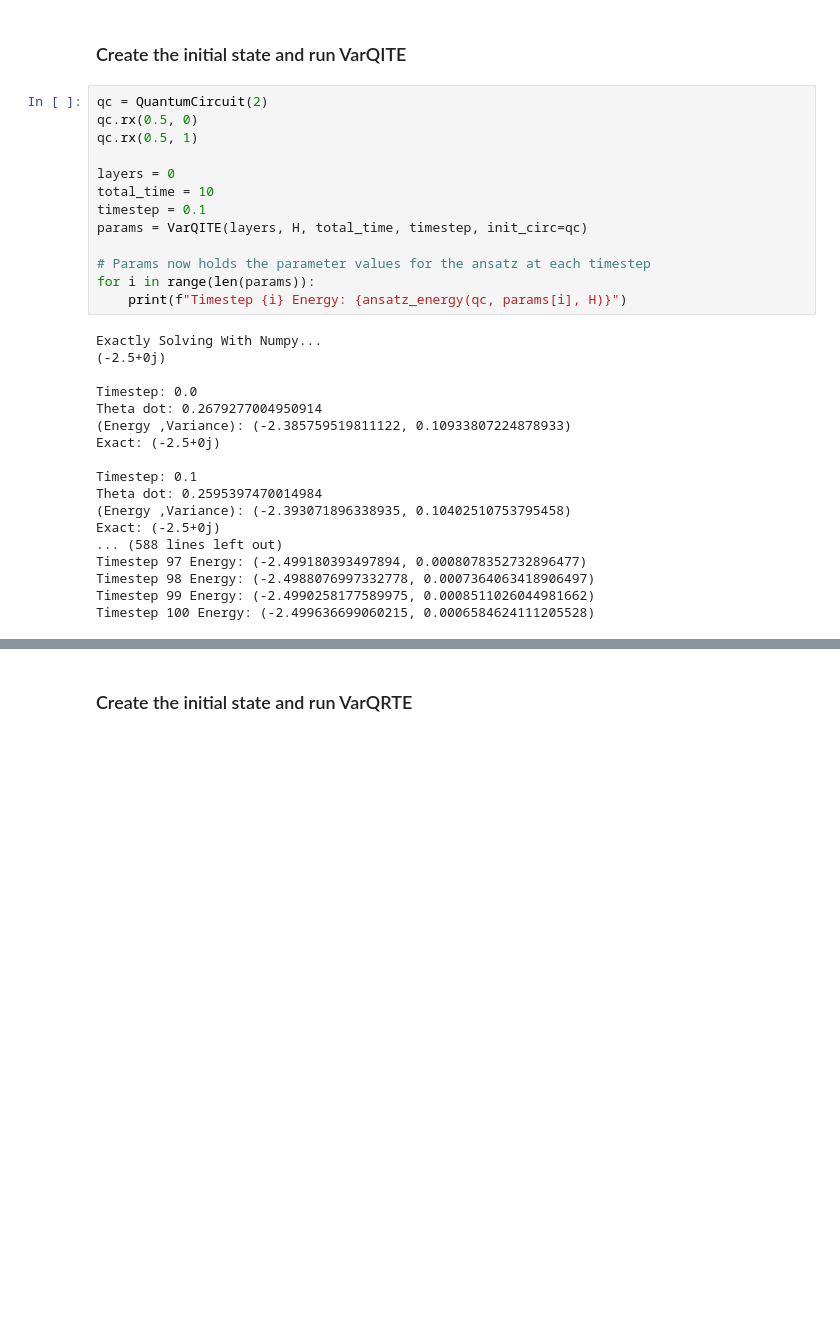
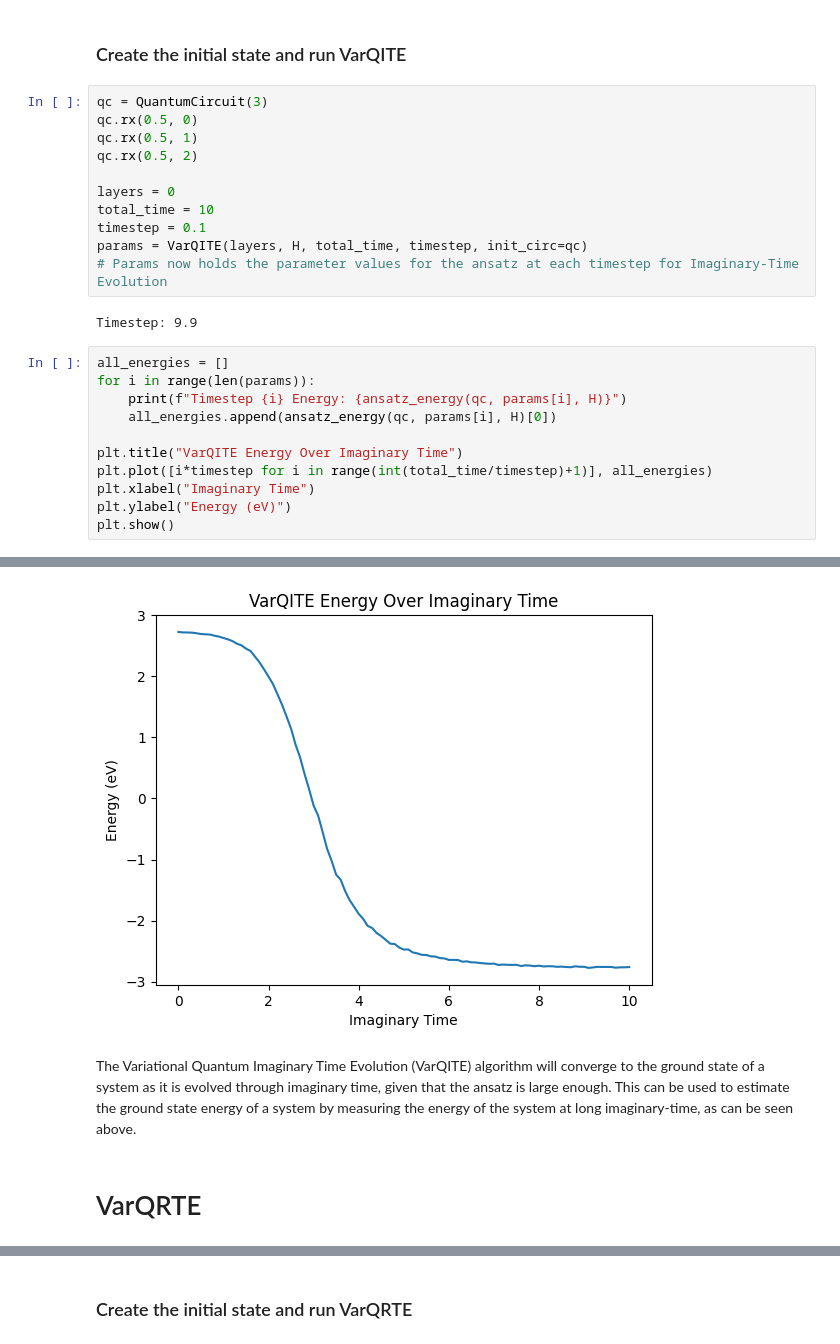
Before and after one commit to batistagroup/qflux, a Jupyter notebook: demos/VarQTE_Example.ipynb, the cells around one changed output, grey strips where cells are left out. Cells and saved outputs as stored; diff of their text form; blank space fills up the shorter version.

```diff
--- a/demos/VarQTE_Example.ipynb
+++ b/demos/VarQTE_Example.ipynb
@@ -40,33 +80,27 @@ H = SparsePauliOp.from_list([("IIZ", 1.0), ("IZI", 1.0), ("ZII", 0.65), ("IXX",
 # %% [markdown]
 ### Create the initial state and run VarQITE
 # %%
-qc = QuantumCircuit(2)
+qc = QuantumCircuit(3)
 qc.rx(0.5, 0)
 qc.rx(0.5, 1)
+qc.rx(0.5, 2)
 
 layers = 0
 total_time = 10
 timestep = 0.1
 params = VarQITE(layers, H, total_time, timestep, init_circ=qc)
-
-# Params now holds the parameter values for the ansatz at each timestep
-for i in range(len(params)):
-    print(f"Timestep {i} Energy: {ansatz_energy(qc, params[i], H)}")
+# Params now holds the parameter values for the ansatz at each timestep for Imaginary-Time Evolution
 # %% [output]
-Exactly Solving With Numpy...
-(-2.5+0j)
-
-Timestep: 0.0
-Theta dot: 0.2679277004950914
-(Energy ,Variance): (-2.385759519811122, 0.10933807224878933)
-Exact: (-2.5+0j)
-
-Timestep: 0.1
-Theta dot: 0.2595397470014984
-(Energy ,Variance): (-2.393071896338935, 0.10402510753795458)
-Exact: (-2.5+0j)
-... (588 lines left out)
-Timestep 97 Energy: (-2.499180393497894, 0.0008078352732896477)
-Timestep 98 Energy: (-2.4988076997332778, 0.0007364063418906497)
-Timestep 99 Energy: (-2.4990258177589975, 0.0008511026044981662)
-Timestep 100 Energy: (-2.499636699060215, 0.0006584624111205528)
+Timestep: 9.9
+# %%
+all_energies = []
+for i in range(len(params)):
+    print(f"Timestep {i} Energy: {ansatz_energy(qc, params[i], H)}")
+    all_energies.append(ansatz_energy(qc, params[i], H)[0])
+
+plt.title("VarQITE Energy Over Imaginary Time")
+plt.plot([i*timestep for i in range(int(total_time/timestep)+1)], all_energies)
+plt.xlabel("Imaginary Time")
+plt.ylabel("Energy (eV)")
+plt.show()
+# %% [output]
@@ -72,0 +124,5 @@ Timestep 100 Energy: (-2.499636699060215, 0.0006584624111205528)
+[figure, added]
+# %% [markdown]
+The Variational Quantum Imaginary Time Evolution (VarQITE) algorithm will converge to the ground state of a system as it is evolved through imaginary time, given that the ansatz is large enough.  This can be used to estimate the ground state energy of a system by measuring the energy of the system at long imaginary-time, as can be seen above.
+# %% [markdown]
+# VarQRTE
```
Also changed, not shown: parts of 15 cells of this notebook, 1 other file.
